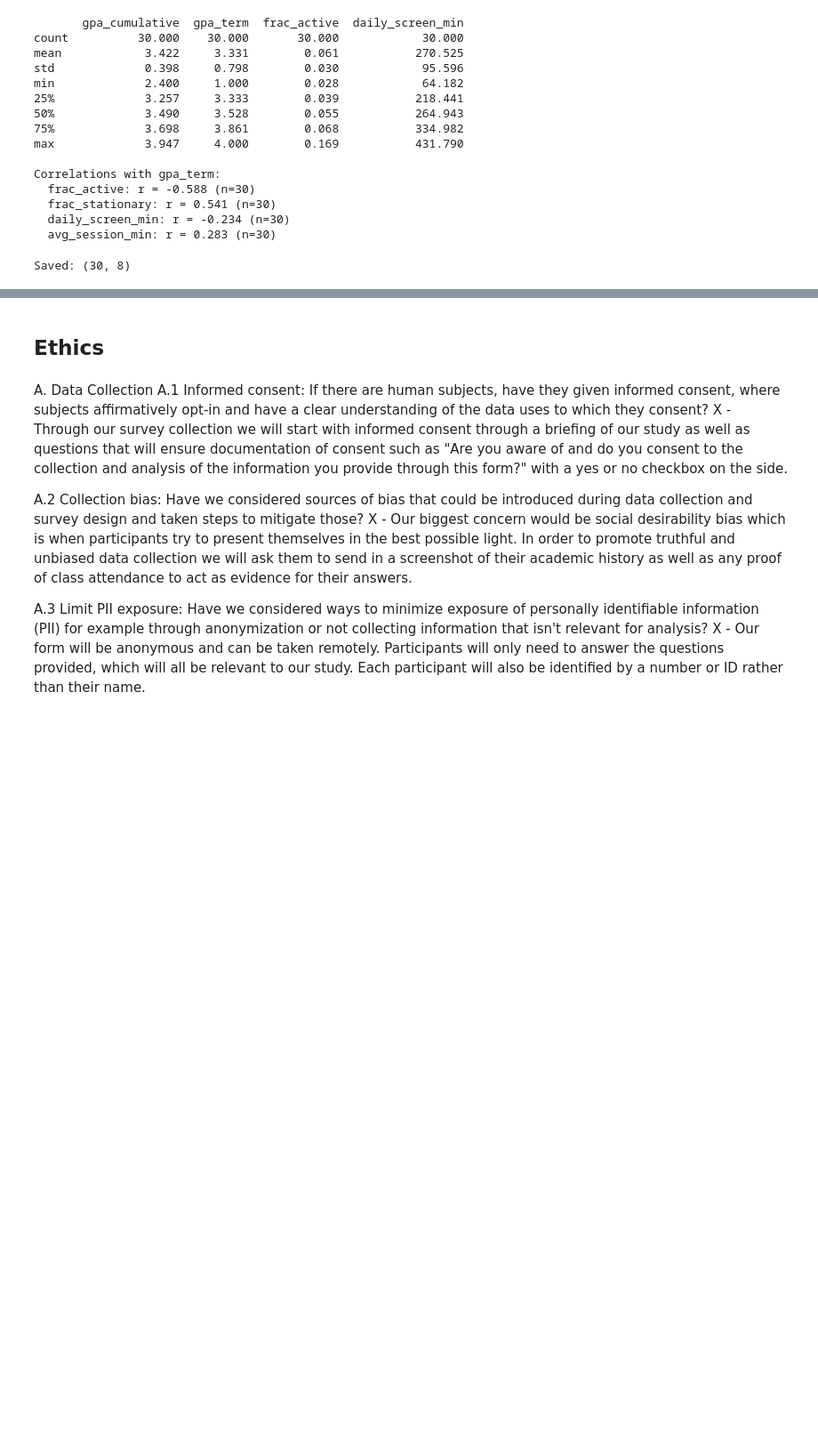
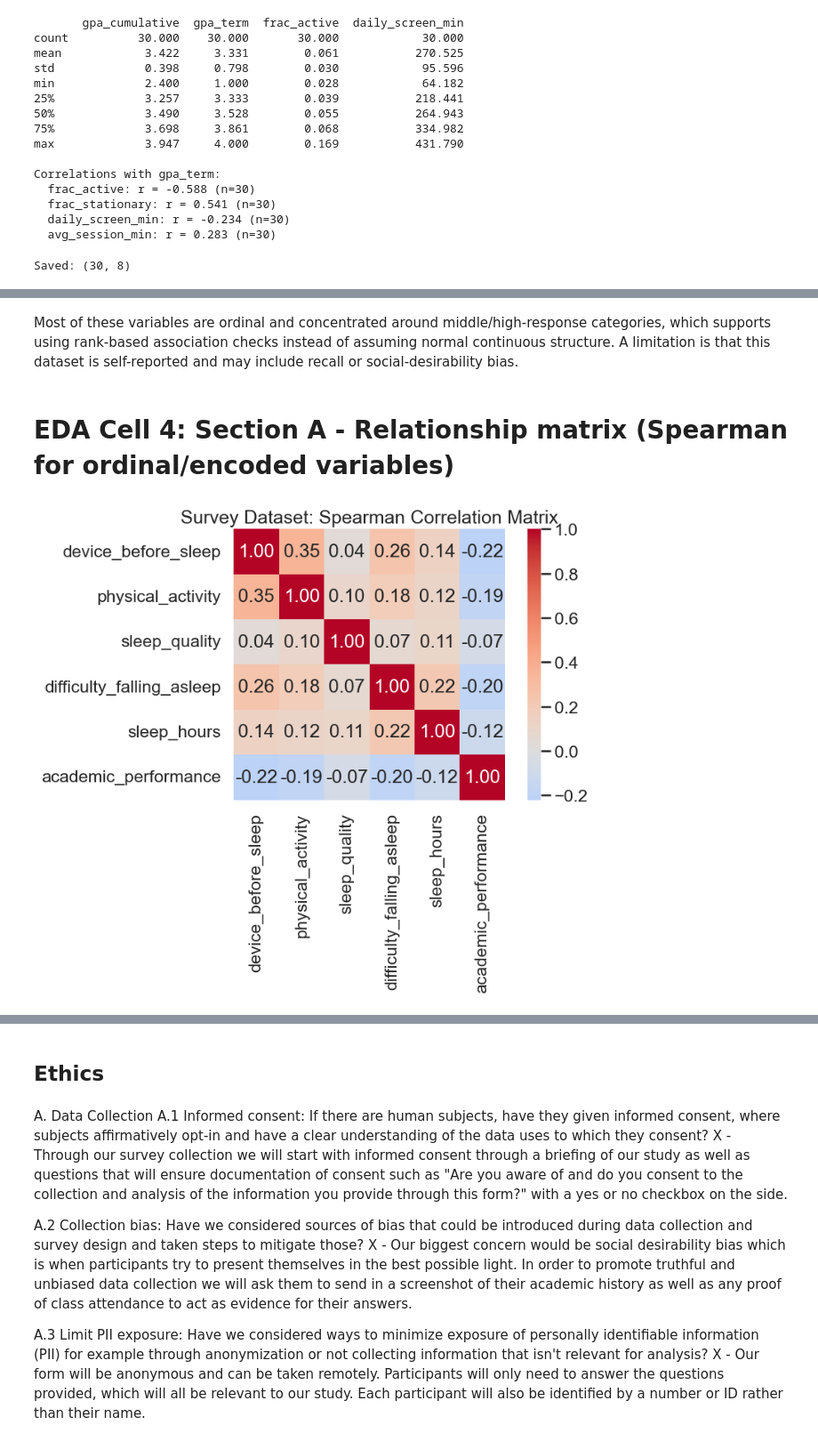
Before and after one commit to COGS108/Group097_WI26, a Jupyter notebook: 02-EDACheckpoint.ipynb, the cells around one changed output, grey strips where cells are left out. Shown at 89% size. Saved outputs shown, nothing was run; the diff lists cells and outputs as text; code cells hidden in the pictures; blank space fills up the shorter version.

```diff
--- a/02-EDACheckpoint.ipynb
+++ b/02-EDACheckpoint.ipynb
@@ -778,0 +846,18 @@ Some more words and stuff.  Remember notebooks work best if you interleave the c
+# %% [markdown]
+Most of these variables are ordinal and concentrated around middle/high-response categories, which supports using rank-based association checks instead of assuming normal continuous structure. A limitation is that this dataset is self-reported and may include recall or social-desirability bias.
+# %% [markdown]
+# EDA Cell 4: Section A - Relationship matrix (Spearman for ordinal/encoded variables)
+# %%
+cols_heat = [
+    "device_before_sleep", "physical_activity", "sleep_quality",
+    "difficulty_falling_asleep", "sleep_hours", "academic_performance"
+]
+corr = spearman_matrix(df1, cols_heat)
+
+plt.figure(figsize=(9, 7))
+sns.heatmap(corr, annot=True, fmt=".2f", cmap="coolwarm", center=0, square=True)
+plt.title("Survey Dataset: Spearman Correlation Matrix")
+plt.tight_layout()
+plt.show()
+# %% [output]
+[figure, added]
```
Also changed, not shown: parts of 36 cells of this notebook, 1 other file.
